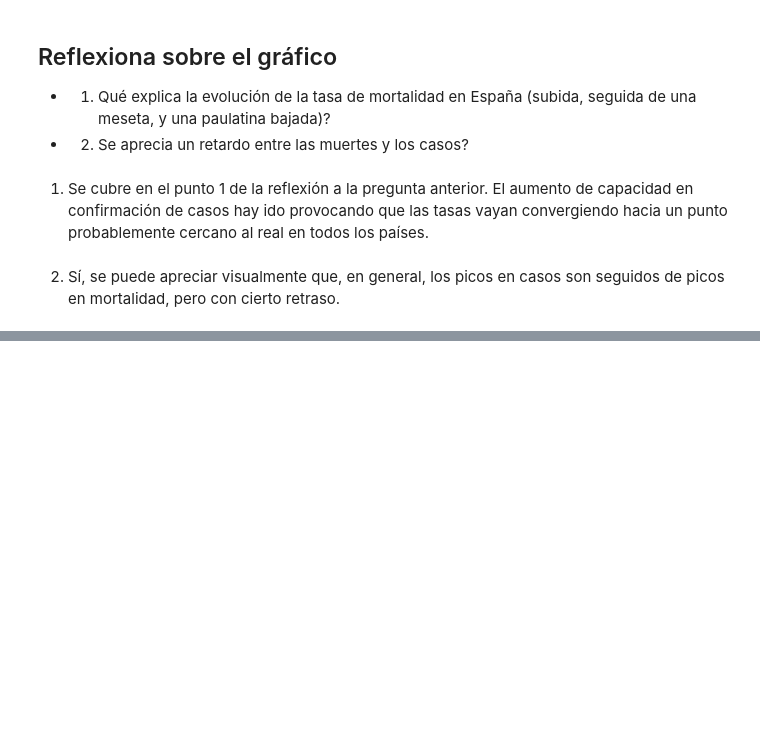
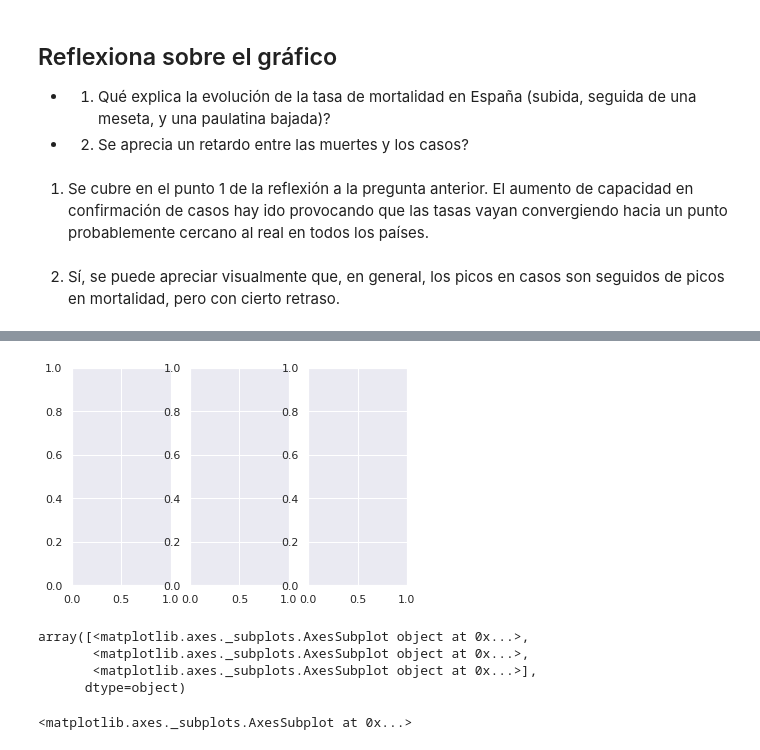
Before and after one commit to JotaBlanco/TheValley, a Jupyter notebook: Notebooks/02-analisis-exploratorio-visual/EJERCICIO_3___EDA_Visual_Covid.ipynb, the cells around one changed output, grey strips where cells are left out. Drawn from its saved outputs; the diff is of its cells as text; code cells hidden in the pictures; blank space fills up the shorter version.

```diff
--- a/Notebooks/02-analisis-exploratorio-visual/EJERCICIO_3___EDA_Visual_Covid.ipynb
+++ b/Notebooks/02-analisis-exploratorio-visual/EJERCICIO_3___EDA_Visual_Covid.ipynb
@@ -297,0 +327,18 @@ df_tasa_mortalidad
+# %%
+# Pero podemos generar un solo ax
+fig, ax = plt.subplots(nrows=1, ncols=3)
+# %% [output]
+[figure, added]
+# %%
+# Que a su vez tiene 3 gráficos dentro
+ax
+# %% [output]
+array([<matplotlib.axes._subplots.AxesSubplot object at 0x...>,
+       <matplotlib.axes._subplots.AxesSubplot object at 0x...>,
+       <matplotlib.axes._subplots.AxesSubplot object at 0x...>],
+      dtype=object)
+# %%
+# Podemos acudir a cada uno de ellos con índices
+ax[0]
+# %% [output]
+<matplotlib.axes._subplots.AxesSubplot at 0x...>
```
Also changed, not shown: parts of 10 cells of this notebook.
